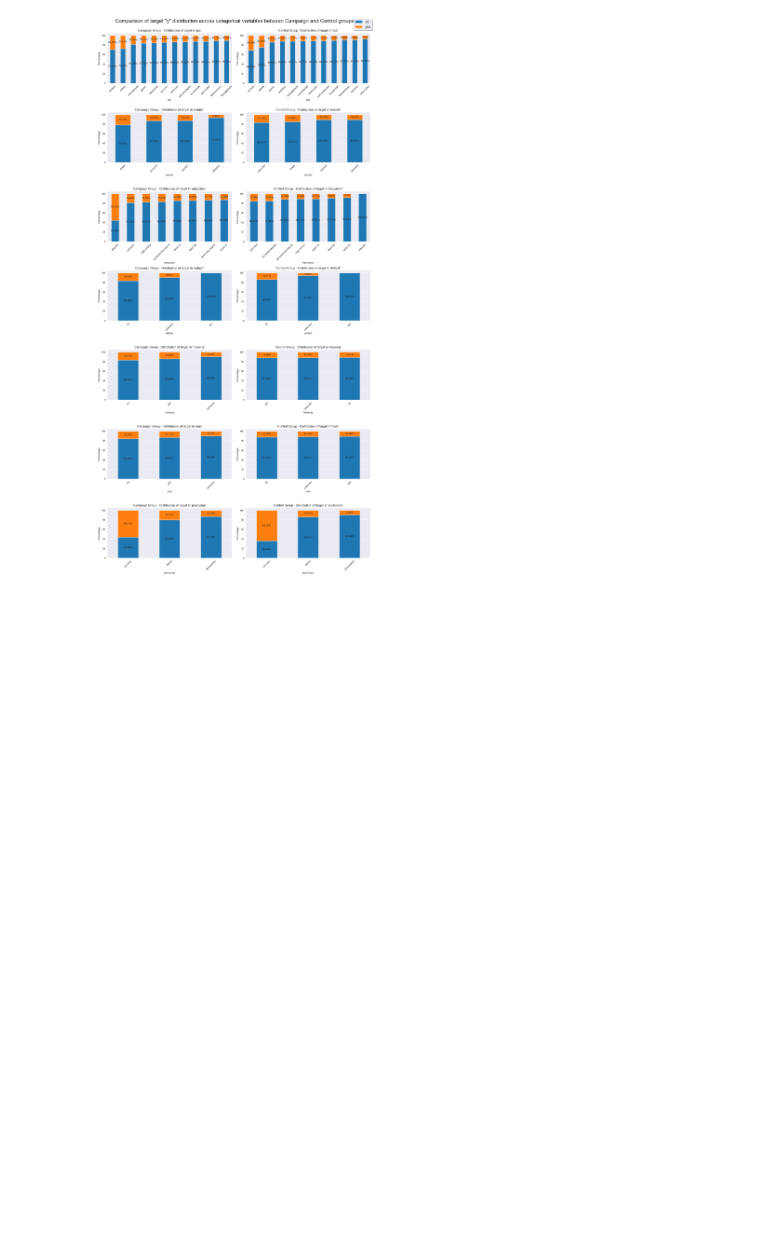
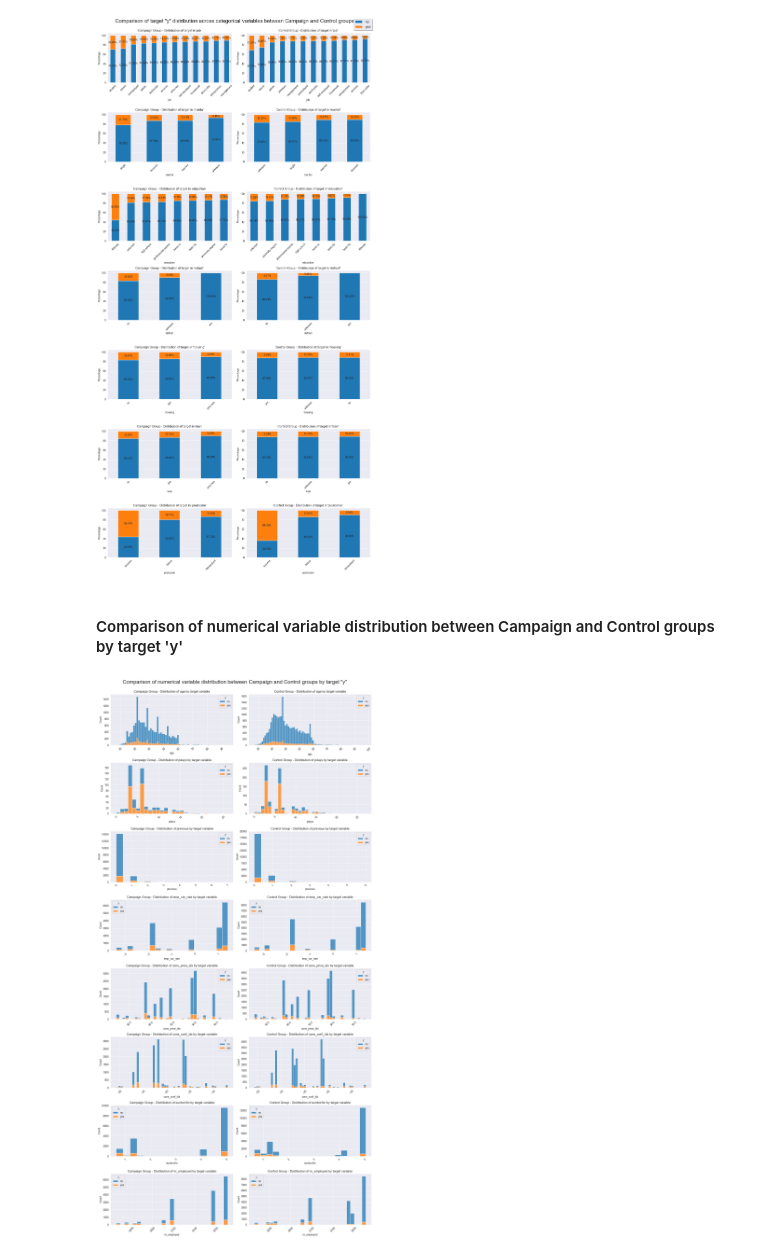
Before and after one commit to zuzannamiazio/RR_project, a Jupyter notebook: project_file.ipynb, the cells around one changed output. Saved outputs shown, nothing was run; the diff lists cells and outputs as text; code cells hidden in the pictures; blank space fills up the shorter version.

Commit message:
numerical variables distributions and bucketization

```diff
--- a/project_file.ipynb
+++ b/project_file.ipynb
@@ -386,3 +382,33 @@ plt.tight_layout()
 plt.show()
 # %% [output]
 [figure]
+# %% [markdown]
+#### Comparison of numerical variable distribution between Campaign and Control groups by target 'y'
+# %%
+numeric_cols_campaign_control =  ['age', 'pdays', 'previous', 'emp_var_rate', 'cons_price_idx', 'cons_conf_idx', 'euribor3m', 'nr_employed']
+
+num_cols = 2
+num_rows = (len(numeric_cols_campaign_control))
+
+fig, axes = plt.subplots(nrows=num_rows, ncols=num_cols, figsize=(15, 30))
+
+for i, ax_row in enumerate(axes):
+    # Campaign group
+    sns.histplot(data=campaign_group, x=numeric_cols_campaign_control[i], hue='y', multiple='stack', ax=ax_row[0])
+    ax_row[0].set_title(f"Campaign Group - Distribution of {numeric_cols_campaign_control[i]} by target variable")
+    ax_row[0].set_xlabel(numeric_cols_campaign_control[i])
+    ax_row[0].set_ylabel('Count')
+    ax_row[0].tick_params(axis='x', rotation=45)
+
+    # Control group
+    sns.histplot(data=control_group, x=numeric_cols_campaign_control[i], hue='y', multiple='stack', ax=ax_row[1])
+    ax_row[1].set_title(f"Control Group - Distribution of {numeric_cols_campaign_control[i]} by target variable")
+    ax_row[1].set_xlabel(numeric_cols_campaign_control[i])
+    ax_row[1].set_ylabel('Count')
+    ax_row[1].tick_params(axis='x', rotation=45)
+
+plt.suptitle('Comparison of numerical variable distribution between Campaign and Control groups by target "y"', size=20, y=1)
+plt.tight_layout()
+plt.show()
+# %% [output]
+[figure, added]
```
Also changed, not shown: parts of 18 cells of this notebook.
